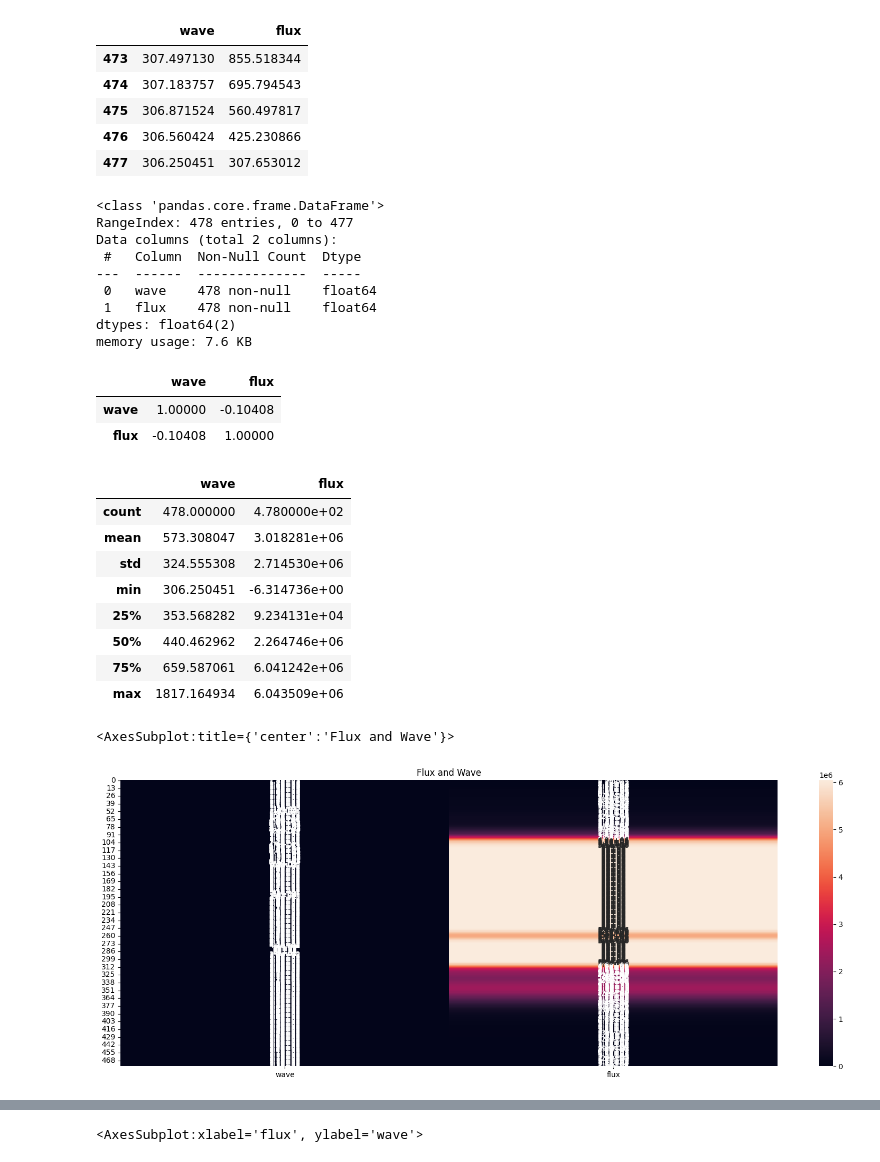
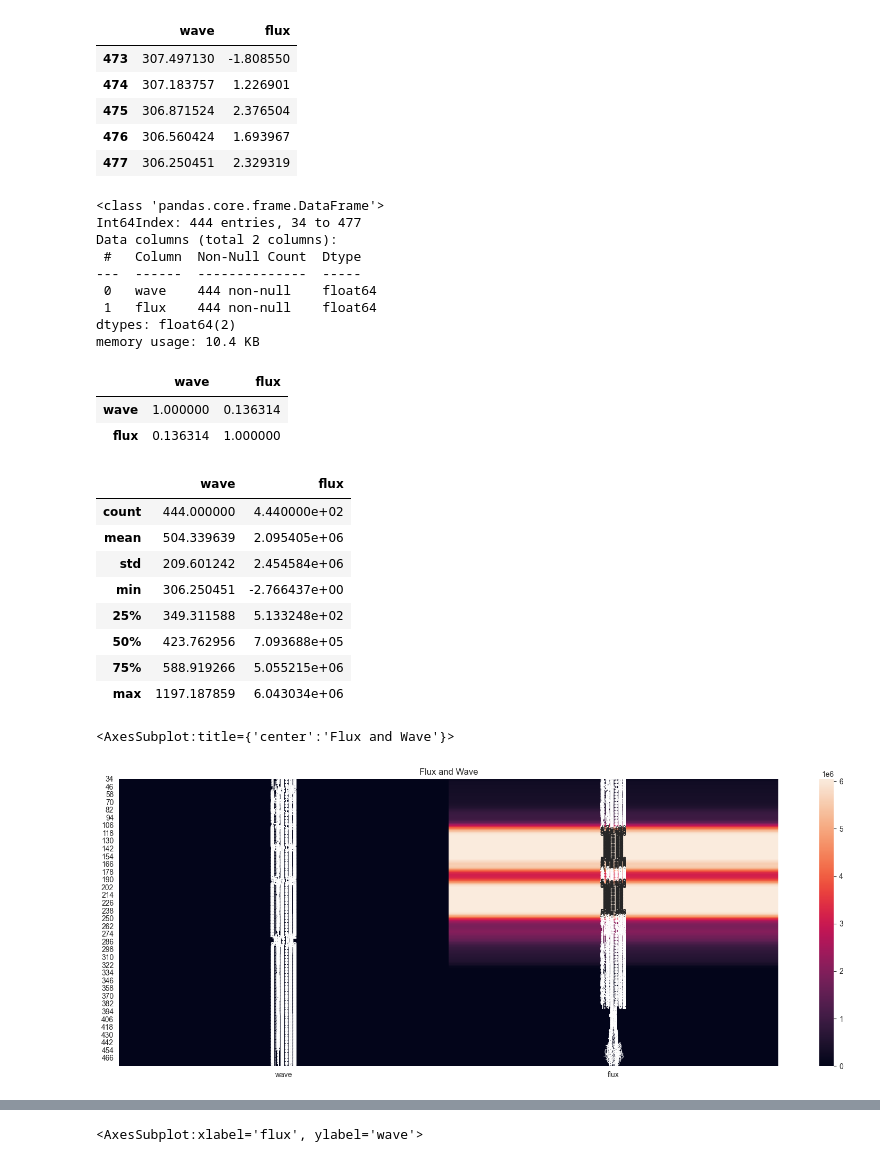
Before and after one commit to dandh10/PruebasSim, a Jupyter notebook: Prueba.ipynb, the cells around one changed output, grey strips where cells are left out. Drawn from its saved outputs; the diff is of its cells as text; code cells hidden in the pictures.

```diff
--- a/Prueba.ipynb
+++ b/Prueba.ipynb
@@ -12 +12,7 @@ df_data= pd.read_csv('C:/Users/Danie/Desktop/ProyectoResidencias/PlotGaia/Data/W
+# %%
+#load the data
+df_data_blue = pd.read_csv('C:/Users/orest/DATA/Maestría/MACHINE L & ESPECTROS/SIMULADOS21/WW/MZ2_BP.csv')
+df_data_blue = df_data_blue[df_data_blue['wave'] < 1200]
+df_data_red = pd.read_csv('C:/Users/orest/DATA/Maestría/MACHINE L & ESPECTROS/SIMULADOS21/WW/MZ2_RP.csv')
+df_data_red = df_data_red[df_data_red['wave'] < 1200]
 # %%
@@ -32,40 +78,40 @@ df_data.head() # first 5 entries
 # %%
-df_data.tail() # last 5 entries
+df_data_blue.tail()  # last 5 entries
 # %% [output]
 |  | wave | flux |
-| 473 | 307.497130 | 855.518344 |
-| 474 | 307.183757 | 695.794543 |
-| 475 | 306.871524 | 560.497817 |
-| 476 | 306.560424 | 425.230866 |
-| 477 | 306.250451 | 307.653012 |
+| 473 | 307.497130 | -1.808550 |
+| 474 | 307.183757 | 1.226901 |
+| 475 | 306.871524 | 2.376504 |
+| 476 | 306.560424 | 1.693967 |
+| 477 | 306.250451 | 2.329319 |
 # %%
-df_data.info() # información sobre las filas y columnas y tipos de datos
+df_data_blue.info()  # información sobre las filas y columnas y tipos de datos
 # %% [output]
 <class 'pandas.core.frame.DataFrame'>
-RangeIndex: 478 entries, 0 to 477
+Int64Index: 444 entries, 34 to 477
 Data columns (total 2 columns):
  #   Column  Non-Null Count  Dtype
 ---  ------  --------------  -----
- 0   wave    478 non-null    float64
- 1   flux    478 non-null    float64
+ 0   wave    444 non-null    float64
+ 1   flux    444 non-null    float64
 dtypes: float64(2)
-memory usage: 7.6 KB
+memory usage: 10.4 KB
 # %%
-df_data.corr() #Correlacion entre columnas
+df_data_blue.corr()  #Correlacion entre columnas
 # %% [output]
 |  | wave | flux |
-| wave | 1.00000 | -0.10408 |
-| flux | -0.10408 | 1.00000 |
+| wave | 1.000000 | 0.136314 |
+| flux | 0.136314 | 1.000000 |
 # %%
-df_data.describe() # infos estadisticas de las columnas
+df_data_blue.describe()  # infos estadisticas de las columnas
 # %% [output]
 |  | wave | flux |
-| count | 478.000000 | 4.780000e+02 |
-| mean | 573.308047 | 3.018281e+06 |
-| std | 324.555308 | 2.714530e+06 |
-| min | 306.250451 | -6.314736e+00 |
-| 25% | 353.568282 | 9.234131e+04 |
-| 50% | 440.462962 | 2.264746e+06 |
-| 75% | 659.587061 | 6.041242e+06 |
-| max | 1817.164934 | 6.043509e+06 |
+| count | 444.000000 | 4.440000e+02 |
+| mean | 504.339639 | 2.095405e+06 |
+| std | 209.601242 | 2.454584e+06 |
+| min | 306.250451 | -2.766437e+00 |
+| 25% | 349.311588 | 5.133248e+02 |
+| 50% | 423.762956 | 7.093688e+05 |
+| 75% | 588.919266 | 5.055215e+06 |
+| max | 1197.187859 | 6.043034e+06 |
 # %%
@@ -74,14 +120,14 @@ flux = df_data['flux']
 # %%
 # Set the width and height of the figure
-plt.figure(figsize=(20,7))
+plt.figure(figsize=(20, 7))
 
 # Add title
 plt.title("Flux and Wave")
 
 # Heatmap showing average arrival delay for each airline by month
-sns.heatmap(data=df_data, annot=True)
+sns.heatmap(data=df_data_blue, annot=True)
 # %% [output]
 <AxesSubplot:title={'center':'Flux and Wave'}>
-[figure, old version]
+[figure, new version]
 # %%
 # Correlation of the columns shown in a heatmap
```
Also changed, not shown: parts of 11 cells of this notebook.
